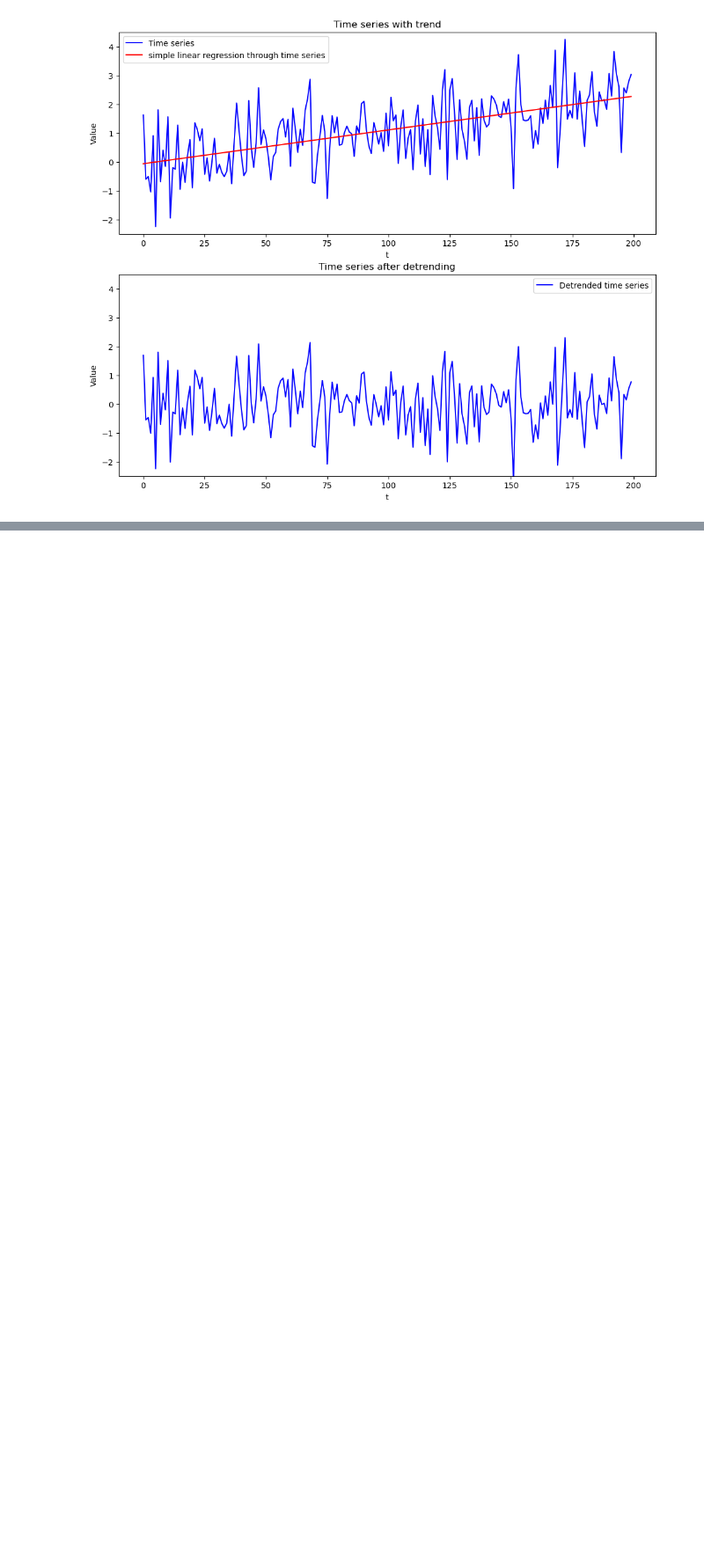
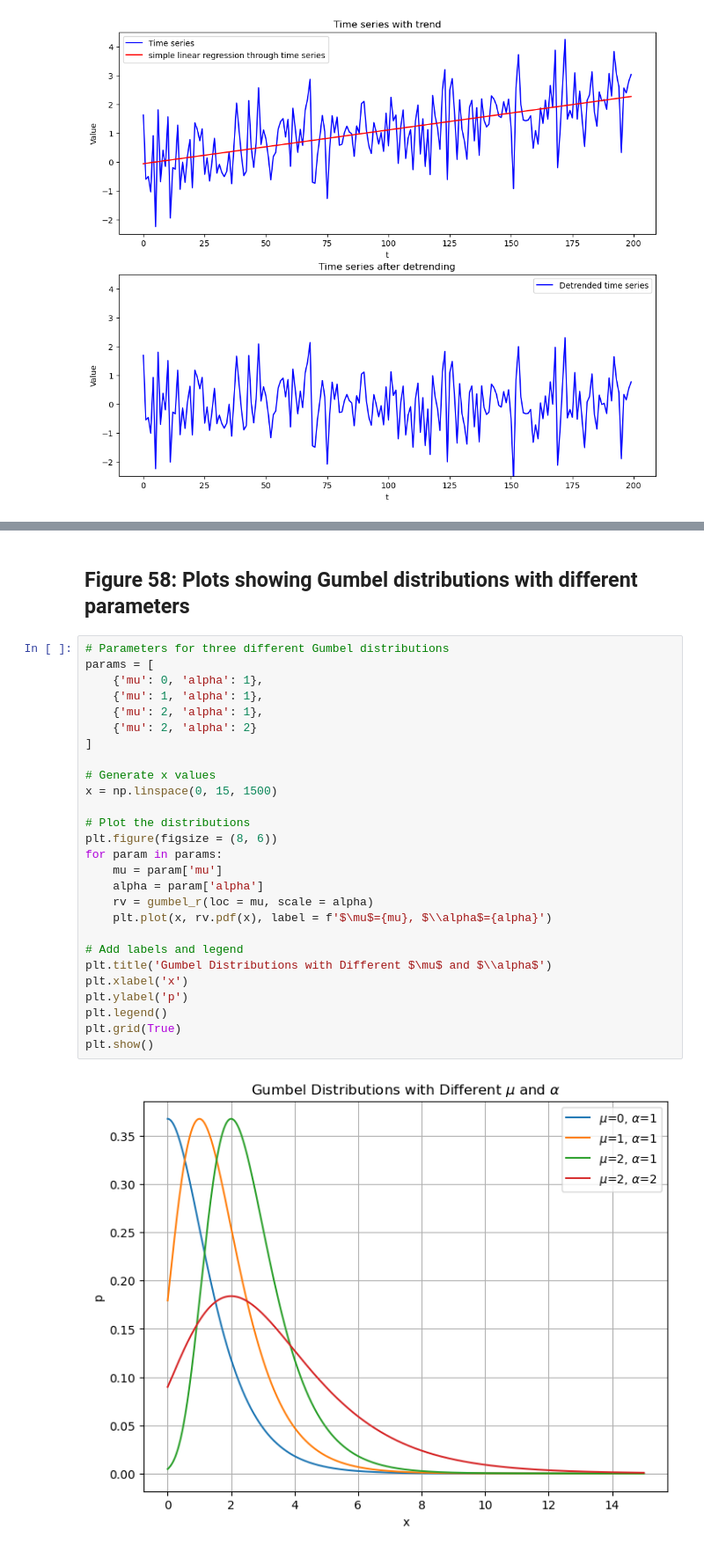
Before and after one commit to nielsjdewinter/VU_Data_analysis_Jupyter_labs, a Jupyter notebook: Syllabus_functions.ipynb, the cells around one changed output, grey strips where cells are left out. Shown at 88% size. Saved outputs shown, nothing was run; the diff lists cells and outputs as text; blank space fills up the shorter version.

```diff
--- a/Syllabus_functions.ipynb
+++ b/Syllabus_functions.ipynb
@@ -1600,0 +1693,31 @@ plt.legend()
+# %% [markdown]
+## Figure 58: Plots showing Gumbel distributions with different parameters
+# %%
+# Parameters for three different Gumbel distributions
+params = [
+    {'mu': 0, 'alpha': 1},
+    {'mu': 1, 'alpha': 1},
+    {'mu': 2, 'alpha': 1},
+    {'mu': 2, 'alpha': 2}
+]
+
+# Generate x values
+x = np.linspace(0, 15, 1500)
+
+# Plot the distributions
+plt.figure(figsize = (8, 6))
+for param in params:
+    mu = param['mu']
+    alpha = param['alpha']
+    rv = gumbel_r(loc = mu, scale = alpha)
+    plt.plot(x, rv.pdf(x), label = f'$\mu$={mu}, $\\alpha$={alpha}')
+
+# Add labels and legend
+plt.title('Gumbel Distributions with Different $\mu$ and $\\alpha$')
+plt.xlabel('x')
+plt.ylabel('p')
+plt.legend()
+plt.grid(True)
+plt.show()
+# %% [output]
+[figure, added]
```
Also changed, not shown: parts of 7 cells of this notebook, 1 other file.
